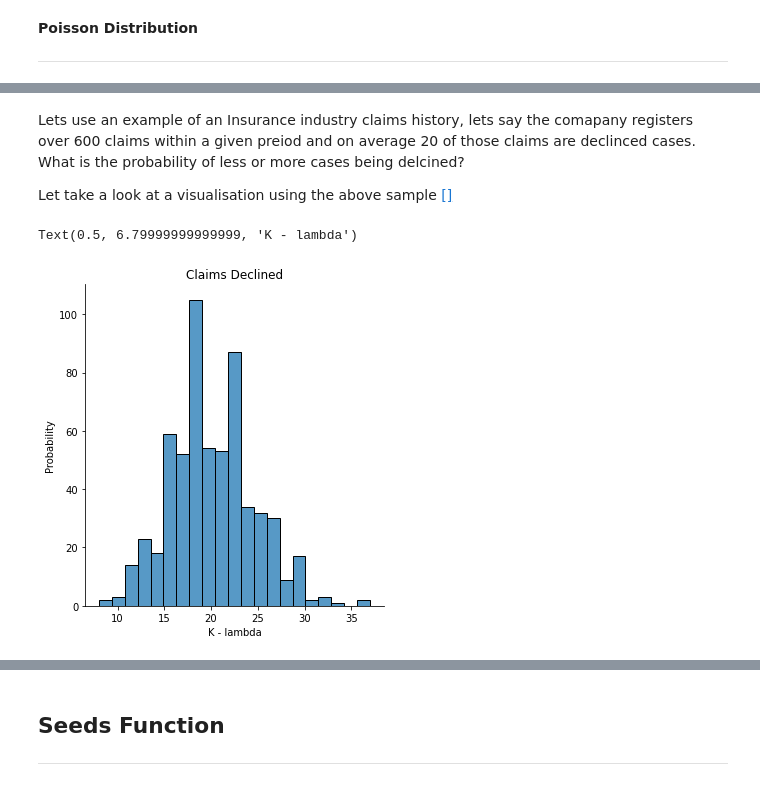
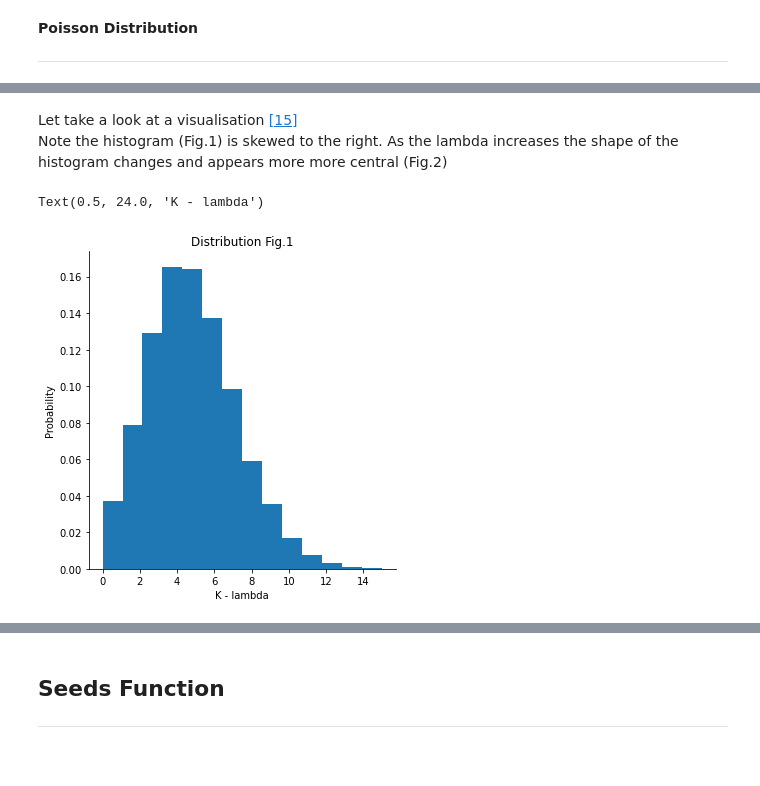
Before and after one commit to anegan-hub/PFDA-Assignment-2021, a Jupyter notebook: numpy.random.ipynb, the cells around one changed output, grey strips where cells are left out. Drawn from its saved outputs; the diff is of its cells as text; code cells hidden in the pictures; blank space fills up the shorter version.

Commit message:
Updated Poisson. Seed function section added

```diff
--- a/numpy.random.ipynb
+++ b/numpy.random.ipynb
@@ -409,17 +409,19 @@ Here is the distribution function:
 
 <img src="Images/Poi.PNG" width=250 height=250/>
 # %% [markdown]
-Lets use an example of an Insurance industry claims history, lets say the comapany registers over 600 claims within a given preiod and on average 20 of those claims are declinced cases. What is the probability of less or more cases being delcined?
-
-Let take a look at a visualisation using the above sample [[]](https://en.wikipedia.org/wiki/Poisson_distribution)
+Let take a look at a visualisation [[15]](https://numpy.org/doc/stable/reference/random/generated/numpy.random.Generator.poisson.html)
+<br>
+Note the histogram (Fig.1) is skewed to the right. As the lambda increases the shape of the histogram changes and appears more more central (Fig.2)
 # %%
 rng = np.random.default_rng() # random generator
-s = rng.poisson(lam = 20,  size = 600) # setting lambda to 12 using 600 cases
+s = rng.poisson(lam = 5,  size = 10000) #Setting lambda
 #seaborn plotting
-sns.displot(s)
-plt.title("Claims Declined")
+sns.displot()
+count, bins, ignored = plt.hist(s, 14, density=True)
+#plot titles
+plt.title("Distribution Fig.1")
 plt.ylabel("Probability")
 plt.xlabel ("K - lambda")
 # %% [output]
-Text(0.5, 6.79999999999999, 'K - lambda')
+Text(0.5, 24.0, 'K - lambda')
-[figure, old version]
+[figure, new version]
```
Also changed, not shown: parts of 46 cells of this notebook.
